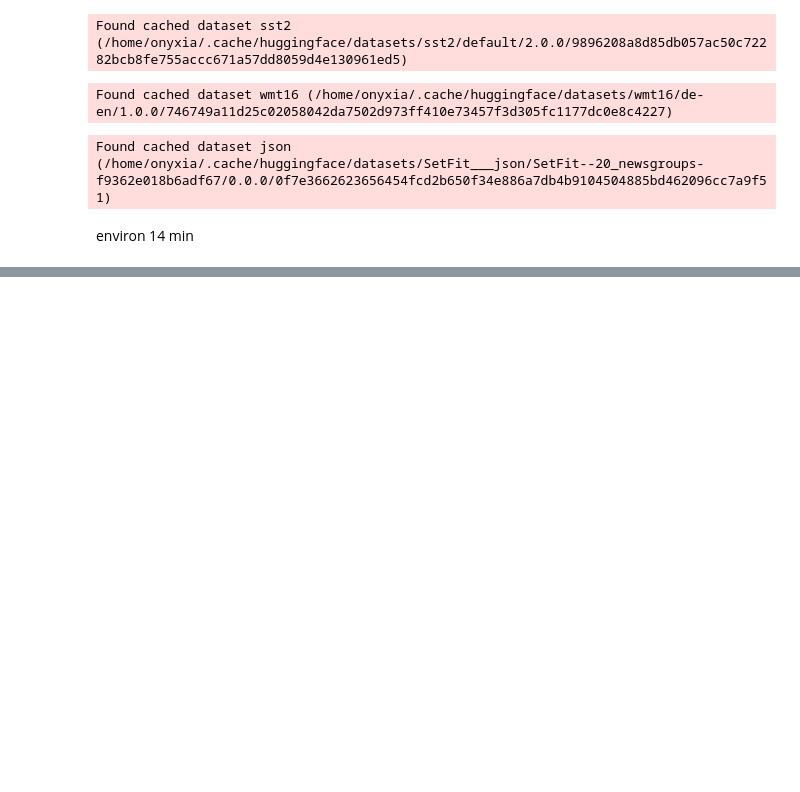
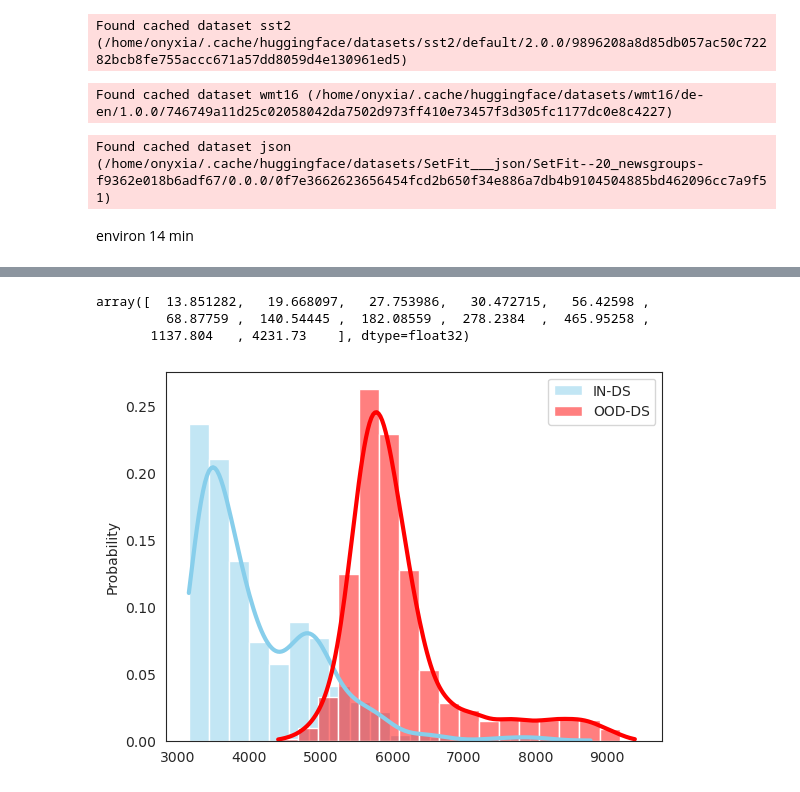
Before and after one commit to lilianmarey/nlp_ood_detection, a Jupyter notebook: beyond_maha/notebooks/bert_generate_embd.ipynb, the cells around one changed output, grey strips where cells are left out. Cells and saved outputs as stored; diff of their text form; code cells hidden in the pictures; blank space fills up the shorter version.

```diff
--- a/beyond_maha/notebooks/bert_generate_embd.ipynb
+++ b/beyond_maha/notebooks/bert_generate_embd.ipynb
@@ -157,0 +190,16 @@ with open('../nlp_data/attns_test.pkl', 'wb') as f:
+# %%
+eig_val, eig_vec = np.linalg.eig(G)
+# %%
+eig_vec = eig_vec[np.argsort(eig_val)]
+eig_val = np.sort(eig_val)
+# %%
+eig_val
+# %% [output]
+array([  13.851282,   19.668097,   27.753986,   30.472715,   56.42598 ,
+         68.87759 ,  140.54445 ,  182.08559 ,  278.2384  ,  465.95258 ,
+       1137.804   , 4231.73    ], dtype=float32)
+# %%
+embd_ood_eig = embd_ood@eig_vec[0]
+embd_ood_test_eig = embd_ood_test@eig_vec[0]
+embd_train_eig = embd_train@eig_vec[0]
+embd_test_eig = embd_test@eig_vec[0]
@@ -157,0 +208,12 @@ with open('../nlp_data/attns_test.pkl', 'wb') as f:
+# %%
+scores_in = np.sum(cdist(embd_train_eig, embd_test_eig), axis=0)
+scores_out = np.sum(cdist(embd_train_eig, embd_ood_test_eig), axis=0)
+# %%
+bins_width = (np.histogram(scores_in)[1][3]-np.histogram(scores_in)[1][2])/2
+sns.histplot(scores_in, label='IN-DS', kde=True, stat='probability', color='skyblue', binwidth=bins_width, line_kws={"lw":3})
+sns.histplot(scores_out, label='OOD-DS', kde=True, stat='probability', color='red', binwidth=bins_width, line_kws={"lw":3})
+plt.legend()
+plt.savefig('../figures/l2_opt.png')
+plt.show()
+# %% [output]
+[figure, added]
```
Also changed, not shown: parts of 15 cells of this notebook, 21 other files.
